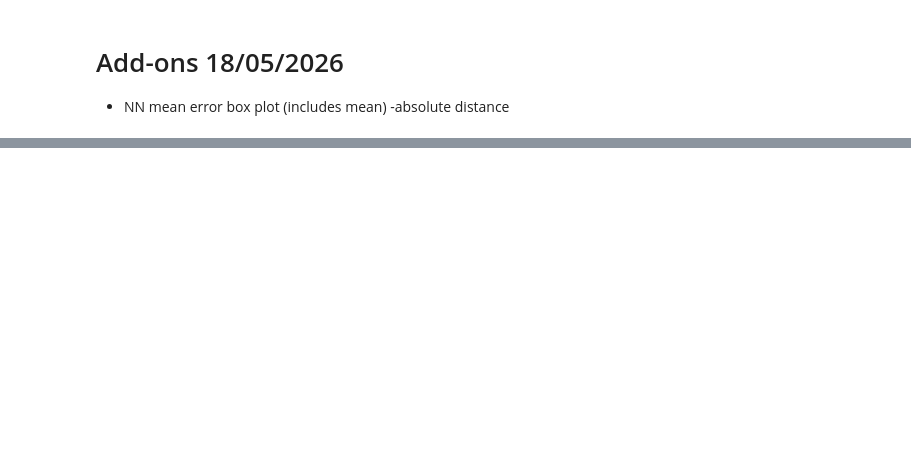
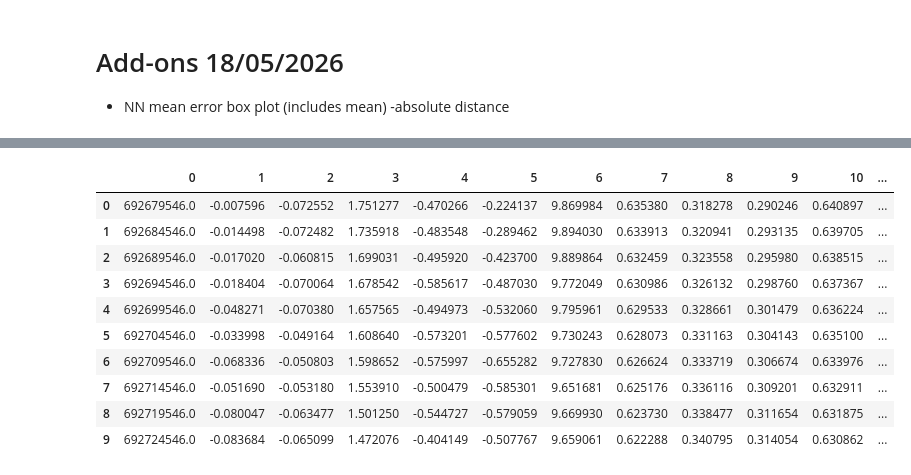
Before and after one commit to Javier-ppp/TLIO-reprod, a Jupyter notebook: presentation/presentation.ipynb, the cells around one changed output, grey strips where cells are left out. Saved outputs shown, nothing was run; the diff lists cells and outputs as text; code cells hidden in the pictures; blank space fills up the shorter version.

```diff
--- a/presentation/presentation.ipynb
+++ b/presentation/presentation.ipynb
@@ -1473,3 +1473,27 @@ fig = plot_net_outputs_candle(
 fig.show()
 # %% [output]
 [interactive output not drawn]
+# %%
+from pathlib import Path
+import numpy as np
+import pandas as pd
+
+
+# Load the data
+data = np.load('../local_data/tlio_golden/110982076486017/imu0_resampled.npy')
+
+df = pd.DataFrame(data)
+# %%
+df.head(10)
+# %% [output]
+|  | 0 | 1 | 2 | 3 | 4 | 5 | 6 | 7 | 8 | 9 | 10 | ... |
+| 0 | 692679546.0 | -0.007596 | -0.072552 | 1.751277 | -0.470266 | -0.224137 | 9.869984 | 0.635380 | 0.318278 | 0.290246 | 0.640897 | ... |
+| 1 | 692684546.0 | -0.014498 | -0.072482 | 1.735918 | -0.483548 | -0.289462 | 9.894030 | 0.633913 | 0.320941 | 0.293135 | 0.639705 | ... |
+| 2 | 692689546.0 | -0.017020 | -0.060815 | 1.699031 | -0.495920 | -0.423700 | 9.889864 | 0.632459 | 0.323558 | 0.295980 | 0.638515 | ... |
+| 3 | 692694546.0 | -0.018404 | -0.070064 | 1.678542 | -0.585617 | -0.487030 | 9.772049 | 0.630986 | 0.326132 | 0.298760 | 0.637367 | ... |
+| 4 | 692699546.0 | -0.048271 | -0.070380 | 1.657565 | -0.494973 | -0.532060 | 9.795961 | 0.629533 | 0.328661 | 0.301479 | 0.636224 | ... |
+| 5 | 692704546.0 | -0.033998 | -0.049164 | 1.608640 | -0.573201 | -0.577602 | 9.730243 | 0.628073 | 0.331163 | 0.304143 | 0.635100 | ... |
+| 6 | 692709546.0 | -0.068336 | -0.050803 | 1.598652 | -0.575997 | -0.655282 | 9.727830 | 0.626624 | 0.333719 | 0.306674 | 0.633976 | ... |
+| 7 | 692714546.0 | -0.051690 | -0.053180 | 1.553910 | -0.500479 | -0.585301 | 9.651681 | 0.625176 | 0.336116 | 0.309201 | 0.632911 | ... |
+| 8 | 692719546.0 | -0.080047 | -0.063477 | 1.501250 | -0.544727 | -0.579059 | 9.669930 | 0.623730 | 0.338477 | 0.311654 | 0.631875 | ... |
+| 9 | 692724546.0 | -0.083684 | -0.065099 | 1.472076 | -0.404149 | -0.507767 | 9.659061 | 0.622288 | 0.340795 | 0.314054 | 0.630862 | ... |
```
Also changed, not shown: parts of 1 cell of this notebook, 6 other files.
